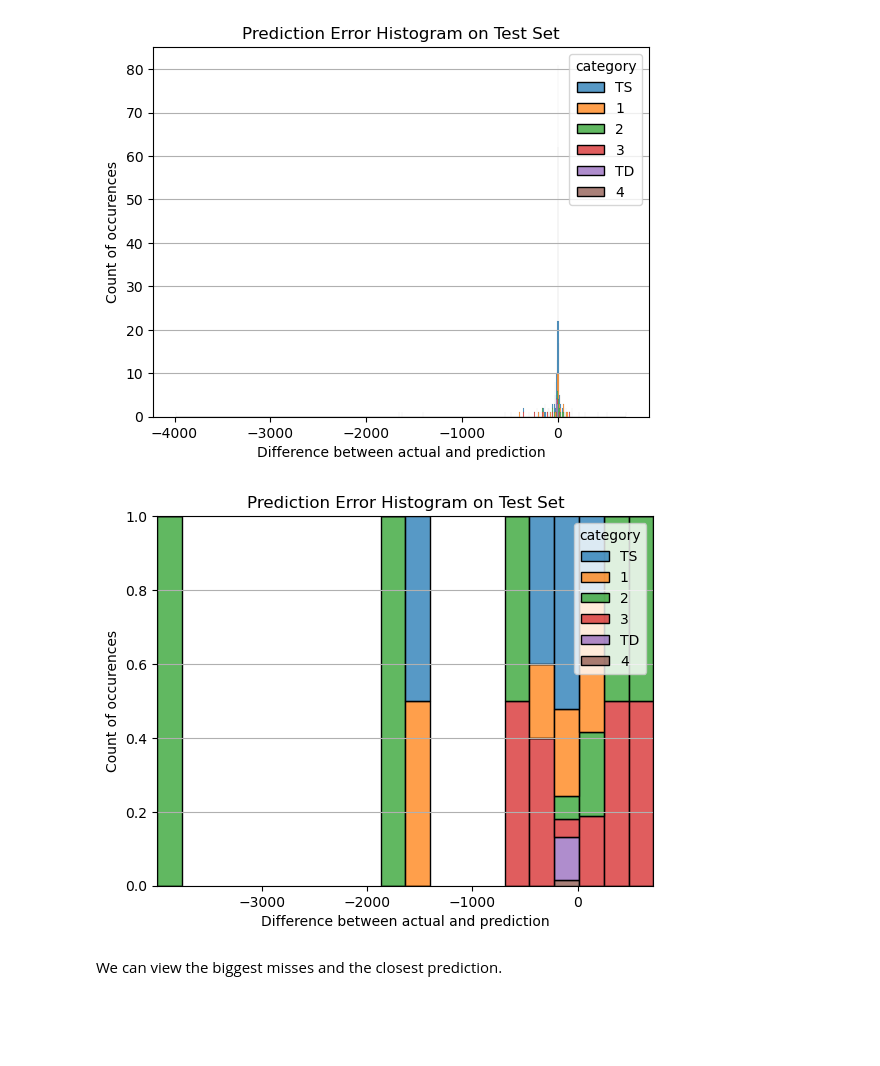
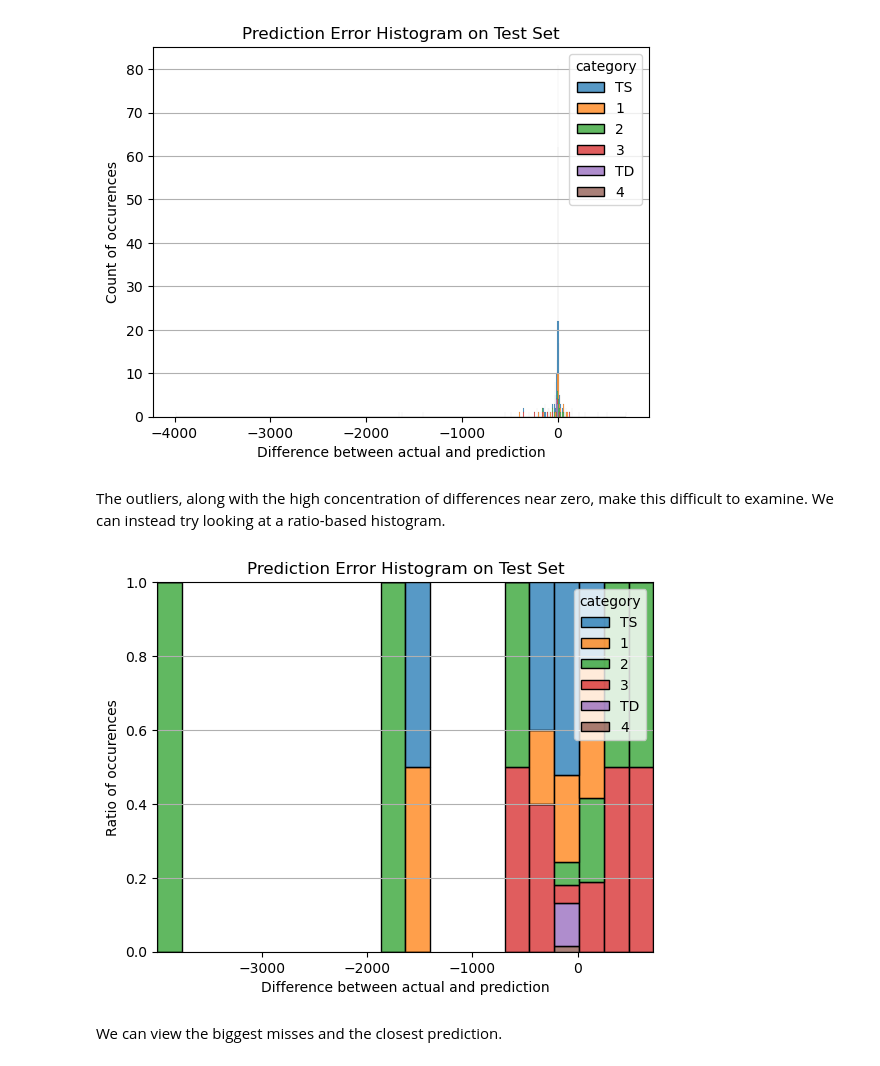
Before and after one commit to MADS696ss25group4/milestone2, a Jupyter notebook: Supervised_Models_RFR_final.ipynb, the cells around one changed output. Drawn from its saved outputs; the diff is of its cells as text; code cells hidden in the pictures; blank space fills up the shorter version.

```diff
--- a/Supervised_Models_RFR_final.ipynb
+++ b/Supervised_Models_RFR_final.ipynb
@@ -1770,19 +1784,21 @@ plt.grid(axis='y')
 plt.show()
 # %% [output]
 [figure]
+# %% [markdown]
+The outliers, along with the high concentration of differences near zero, make this difficult to examine. We can instead try looking at a ratio-based histogram.
 # %%
 sns.histplot(data=df_compare,
              x = 'delta_exp',
              hue='category',
              multiple='fill',
              bins=20)
 plt.title('Prediction Error Histogram on Test Set')
 plt.xlabel('Difference between actual and prediction')
-plt.ylabel('Count of occurences')
+plt.ylabel('Ratio of occurences')
 plt.grid(axis='y')
 plt.show()
 # %% [output]
-[figure, old version]
+[figure, new version]
 # %% [markdown]
 We can view the biggest misses and the closest prediction.
 # %%
```
Also changed, not shown: parts of 40 cells of this notebook.
